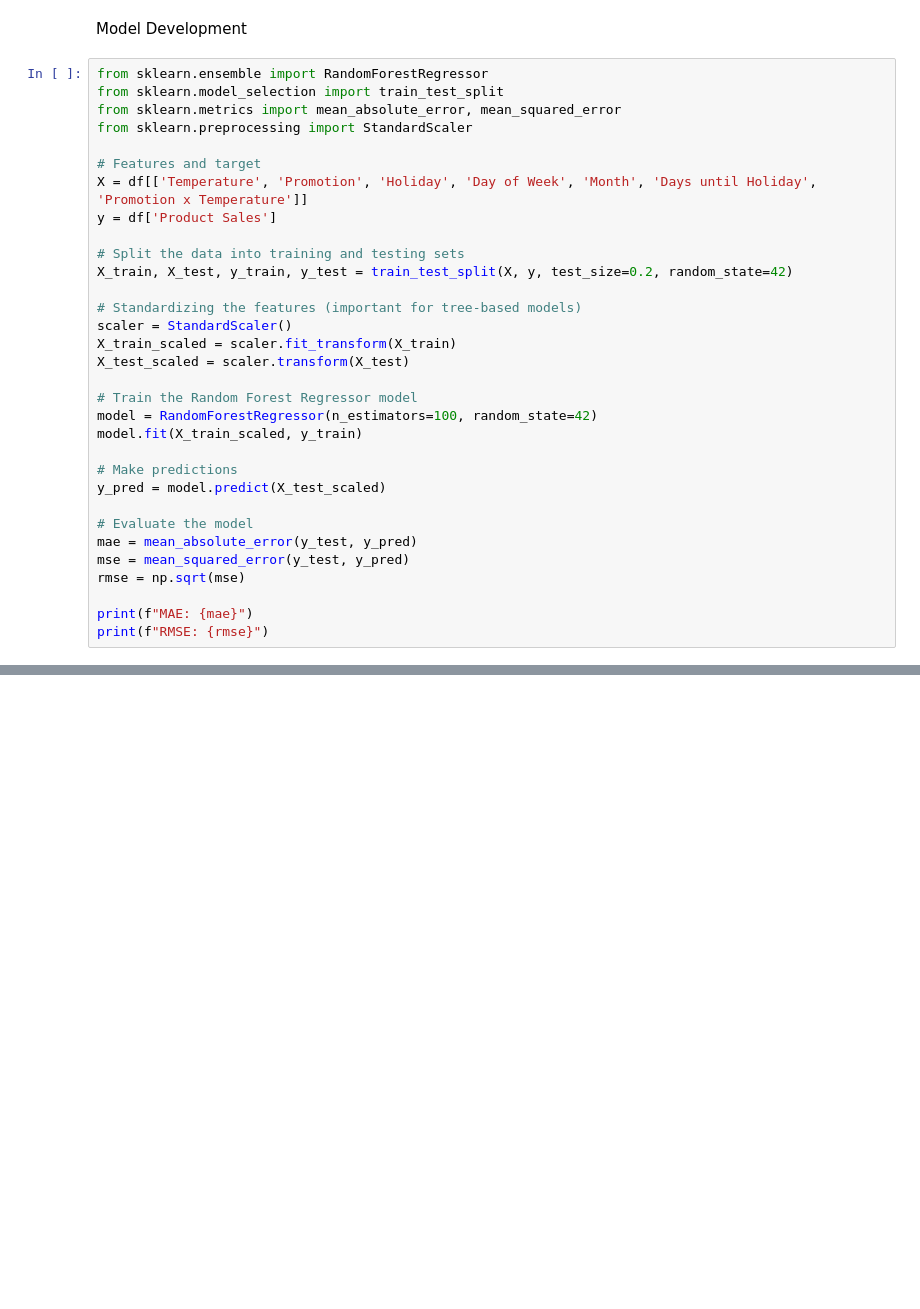
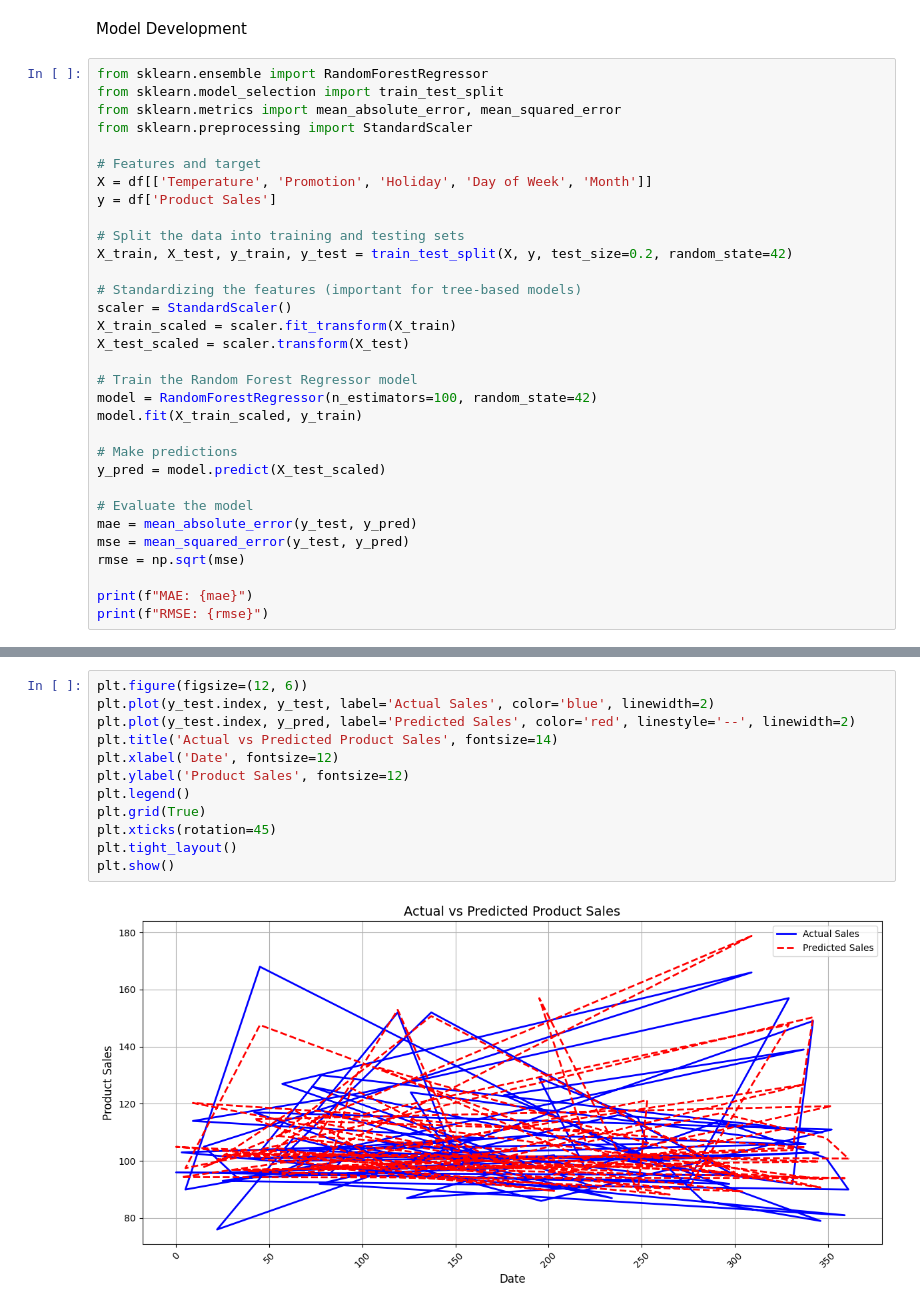
Before and after one commit to UjjwalPamecha/Product-Demand-Prediction, a Jupyter notebook: Untitled-1.ipynb, the cells around one changed output, grey strips where cells are left out. Drawn from its saved outputs; the diff is of its cells as text; blank space fills up the shorter version.

```diff
--- a/Untitled-1.ipynb
+++ b/Untitled-1.ipynb
@@ -103,7 +103,7 @@ from sklearn.metrics import mean_absolute_error, mean_squared_error
 from sklearn.preprocessing import StandardScaler
 
 # Features and target
-X = df[['Temperature', 'Promotion', 'Holiday', 'Day of Week', 'Month', 'Days until Holiday', 'Promotion x Temperature']]
+X = df[['Temperature', 'Promotion', 'Holiday', 'Day of Week', 'Month']]
 y = df['Product Sales']
 
 # Split the data into training and testing sets
@@ -132,0 +136,14 @@ KeyError: "['Days until Holiday', 'Promotion x Temperature'] not in index"
+# %%
+plt.figure(figsize=(12, 6))
+plt.plot(y_test.index, y_test, label='Actual Sales', color='blue', linewidth=2)
+plt.plot(y_test.index, y_pred, label='Predicted Sales', color='red', linestyle='--', linewidth=2)
+plt.title('Actual vs Predicted Product Sales', fontsize=14)
+plt.xlabel('Date', fontsize=12)
+plt.ylabel('Product Sales', fontsize=12)
+plt.legend()
+plt.grid(True)
+plt.xticks(rotation=45)
+plt.tight_layout()
+plt.show()
+# %% [output]
+[figure, added]
```
Also changed, not shown: parts of 4 cells of this notebook.
